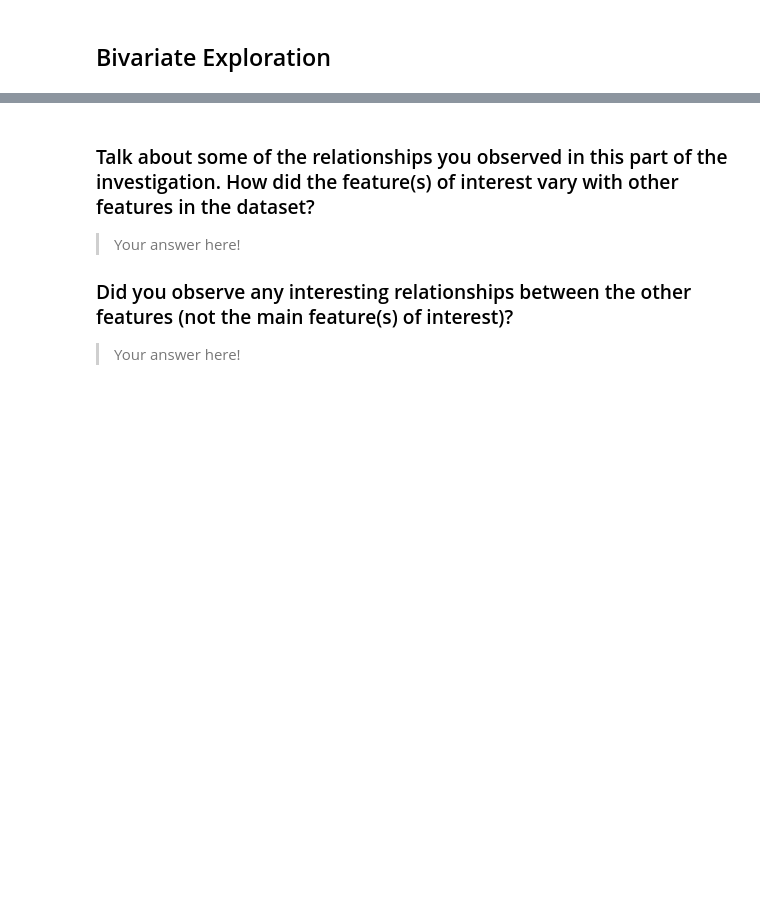
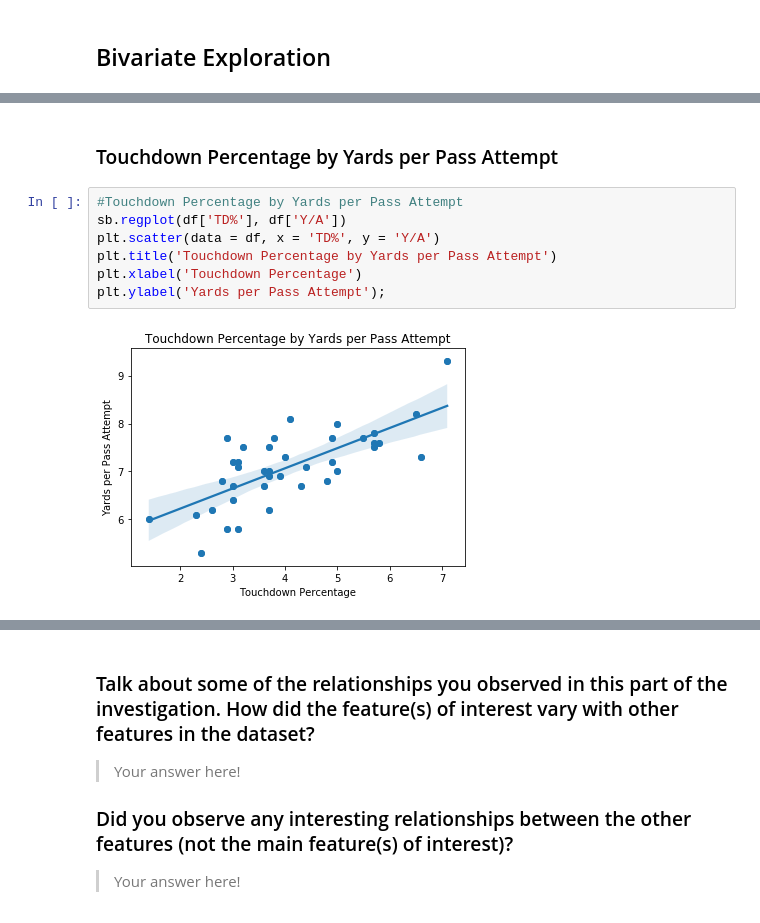
Before and after one commit to ChristopherSJames/Quarterback-Point-Analysis-2016, a Jupyter notebook: qb_point_analysis.ipynb, the cells around one changed output, grey strips where cells are left out. Cells and saved outputs as stored; diff of their text form; blank space fills up the shorter version.

```diff
--- a/qb_point_analysis.ipynb
+++ b/qb_point_analysis.ipynb
@@ -308,0 +311,11 @@ There appears to be a moderate coorelation between touchdown percentage and comp
+# %% [markdown]
+### Touchdown Percentage by Yards per Pass Attempt
+# %%
+#Touchdown Percentage by Yards per Pass Attempt
+sb.regplot(df['TD%'], df['Y/A'])
+plt.scatter(data = df, x = 'TD%', y = 'Y/A')
+plt.title('Touchdown Percentage by Yards per Pass Attempt')
+plt.xlabel('Touchdown Percentage')
+plt.ylabel('Yards per Pass Attempt');
+# %% [output]
+[figure, added]
```
Also changed, not shown: parts of 10 cells of this notebook.
